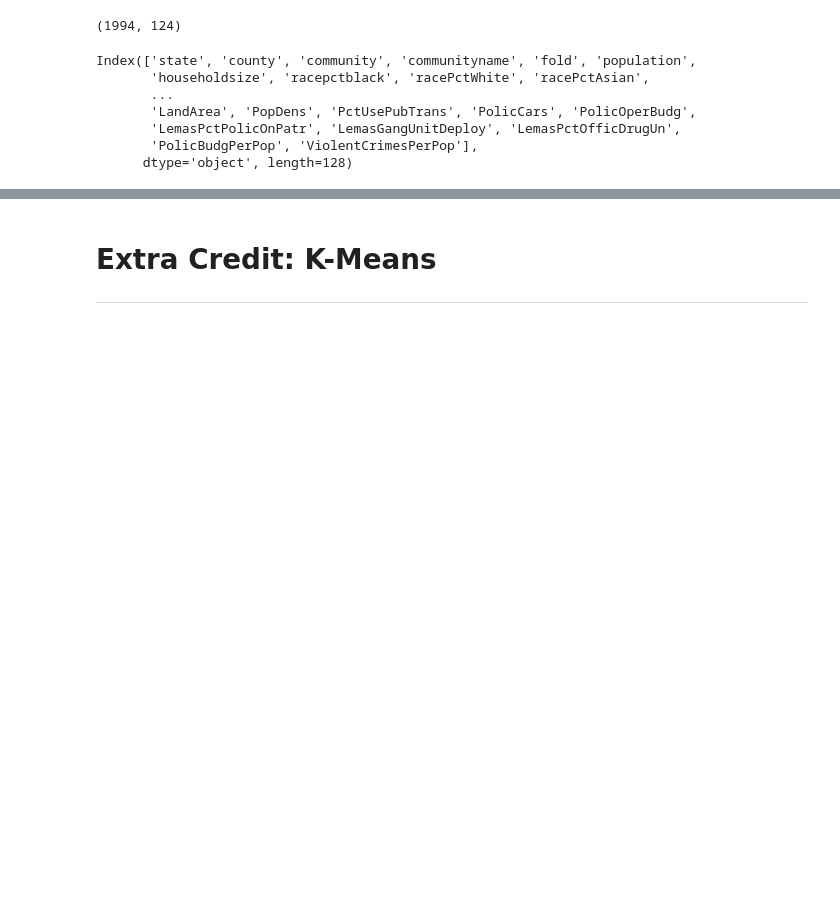
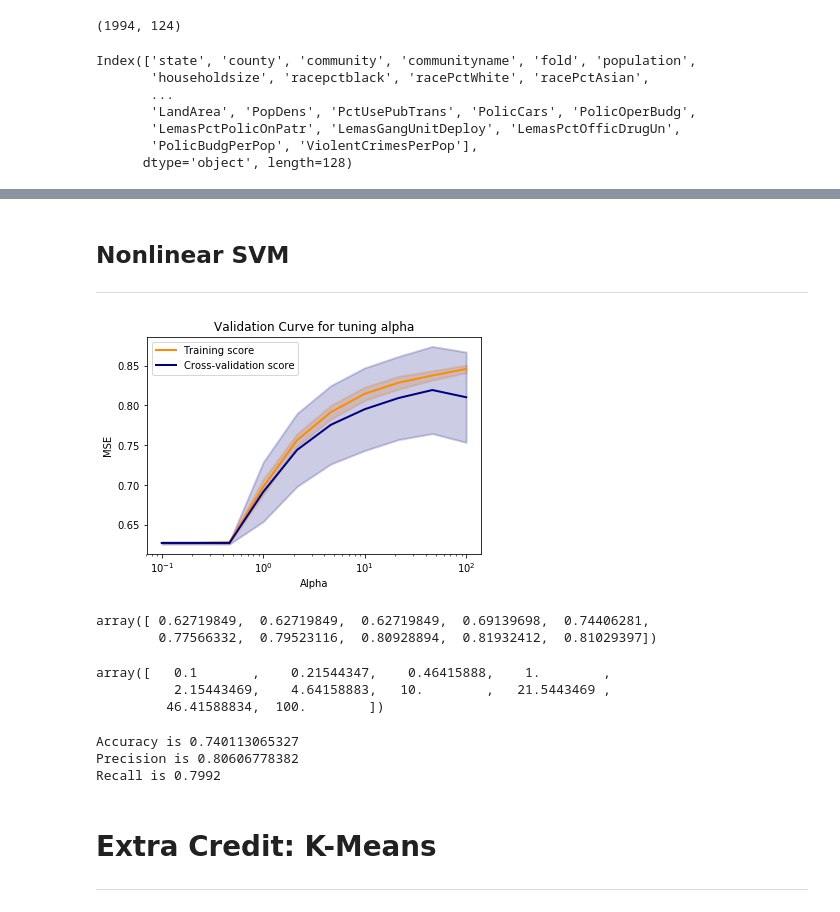
Before and after one commit to ChesterHsieh/CS-584-ML-final-project, a Jupyter notebook: DecisionTree.ipynb, the cells around one changed output, grey strips where cells are left out. Drawn from its saved outputs; the diff is of its cells as text; code cells hidden in the pictures; blank space fills up the shorter version.

```diff
--- a/DecisionTree.ipynb
+++ b/DecisionTree.ipynb
@@ -620,3 +513,59 @@ ValueError: Can't handle mix of binary and continuous
+# %% [markdown]
+## Nonlinear SVM
+---------------------
+# %%
+param_range = np.logspace(-1, 2, 10)
+train_scores, test_scores = validation_curve(
+    svm.SVC(kernel='poly'), initial, Y, param_name="C", param_range=param_range,
+    cv=10, scoring="accuracy", n_jobs=1)
+train_scores_mean = np.mean(train_scores, axis=1)
+train_scores_std = np.std(train_scores, axis=1)
+test_scores_mean = np.mean(test_scores, axis=1)
+test_scores_std = np.std(test_scores, axis=1)
+
+plt.title("Validation Curve for tuning alpha")
+plt.xlabel("Alpha")
+plt.ylabel("MSE")
+
+lw = 2
+plt.semilogx(param_range, train_scores_mean, label="Training score",
+             color="darkorange", lw=lw)
+plt.fill_between(param_range, train_scores_mean - train_scores_std,
+                 train_scores_mean + train_scores_std, alpha=0.2,
+                 color="darkorange", lw=lw)
+plt.semilogx(param_range, test_scores_mean, label="Cross-validation score",
+             color="navy", lw=lw)
+plt.fill_between(param_range, test_scores_mean - test_scores_std,
+                 test_scores_mean + test_scores_std, alpha=0.2,
+                 color="navy", lw=lw)
+plt.legend(loc="best")
+plt.show()
+# %% [output]
+[figure, added]
+# %%
+test_scores_mean
+# %% [output]
+array([ 0.62719849,  0.62719849,  0.62719849,  0.69139698,  0.74406281,
+        0.77566332,  0.79523116,  0.80928894,  0.81932412,  0.81029397])
+# %%
+param_range
+# %% [output]
+array([   0.1       ,    0.21544347,    0.46415888,    1.        ,
+          2.15443469,    4.64158883,   10.        ,   21.5443469 ,
+         46.41588834,  100.        ])
+# %%
+svmclf = svm.SVC(kernel='poly', C =46)
+acc_scores = cross_val_score(svmclf, X, y, cv=10, scoring='accuracy').mean()
+pre_scores = cross_val_score(svmclf, X, y, cv=10, scoring='precision').mean()
+rec_scores = cross_val_score(svmclf, X, y, cv=10, scoring='recall').mean()
+
+print ('Accuracy is', acc_scores)
+print ('Precision is', pre_scores)
+print ('Recall is', rec_scores)
+# %% [output]
+Accuracy is 0.740113065327
+Precision is 0.80606778382
+Recall is 0.7992
 # %% [markdown]
 # Extra Credit: K-Means
 ---------
```
Also changed, not shown: parts of 41 cells of this notebook.
